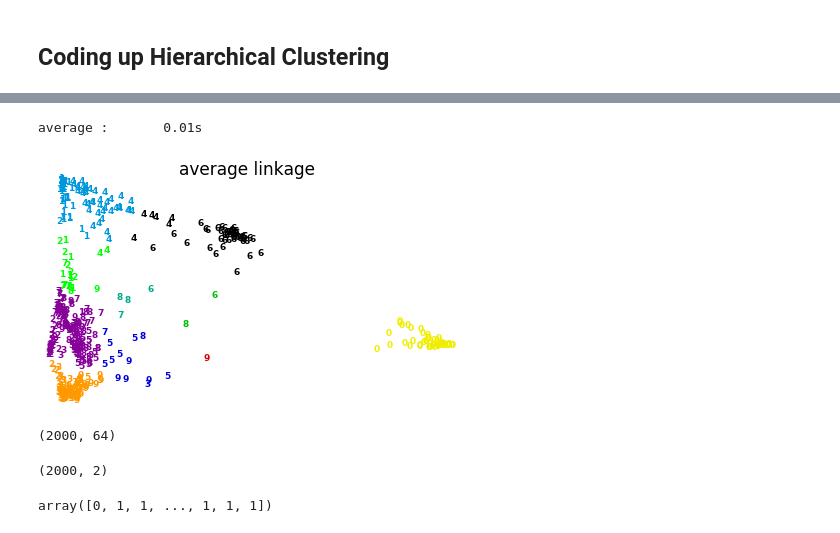
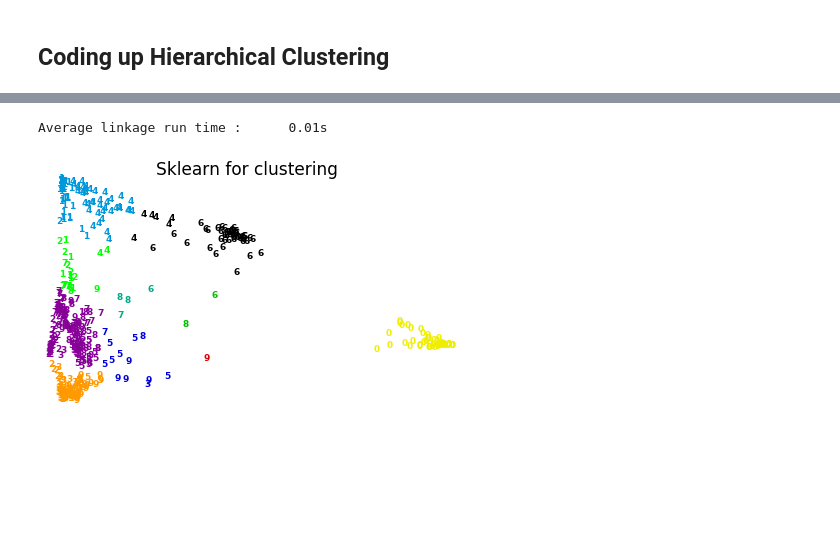
Before and after one commit to jeinson/CM_S19, a Jupyter notebook: Lab_8/Lab_8_Hierarchical_Clustering_Answers.ipynb, the cells around one changed output, grey strips where cells are left out. Saved outputs shown, nothing was run; the diff lists cells and outputs as text; code cells hidden in the pictures; blank space fills up the shorter version.

```diff
--- a/Lab_8/Lab_8_Hierarchical_Clustering_Answers.ipynb
+++ b/Lab_8/Lab_8_Hierarchical_Clustering_Answers.ipynb
@@ -321,26 +147,15 @@ average :       0.01s
 # %%
-for linkage in ["average"]:#('ward', 'average', 'complete', 'single'):
-    clustering = AgglomerativeClustering(linkage=linkage, n_clusters=10)
-    t0 = time()
-    clustering.fit(X_red)
-    print("%s :\t%.2fs" % (linkage, time() - t0))
+from sklearn.cluster import AgglomerativeClustering
+from time import time
+clustering = AgglomerativeClustering(linkage = "average", n_clusters=10)
+t0 = time()
+clustering.fit(X_red)
+print("Average linkage run time :\t%.2fs" % (time() - t0))
 
-    plot_clustering(X_red, clustering.labels_, "%s linkage" % linkage)
+plot_clustering(X_red, clustering.labels_, "Sklearn for clustering")
 
 
 plt.show()
 # %% [output]
-average :       0.01s
+Average linkage run time :      0.01s
-[figure, old version]
+[figure, new version]
-# %%
-X.shape
-# %% [output]
-(2000, 64)
-# %%
-X_red.shape
-# %% [output]
-(2000, 2)
-# %%
-clustering.labels_
-# %% [output]
-array([0, 1, 1, ..., 1, 1, 1])
```
Also changed, not shown: parts of 33 cells of this notebook.
